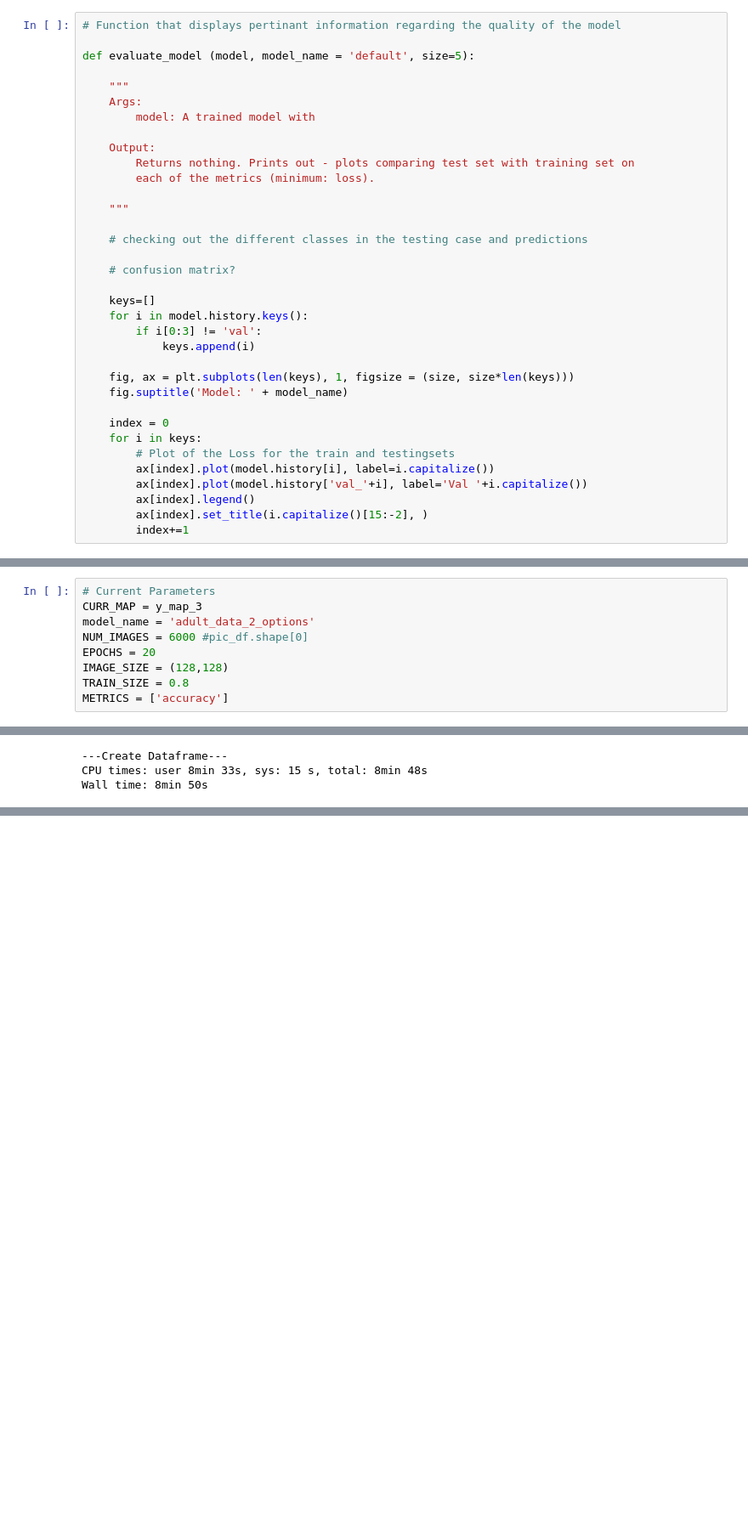
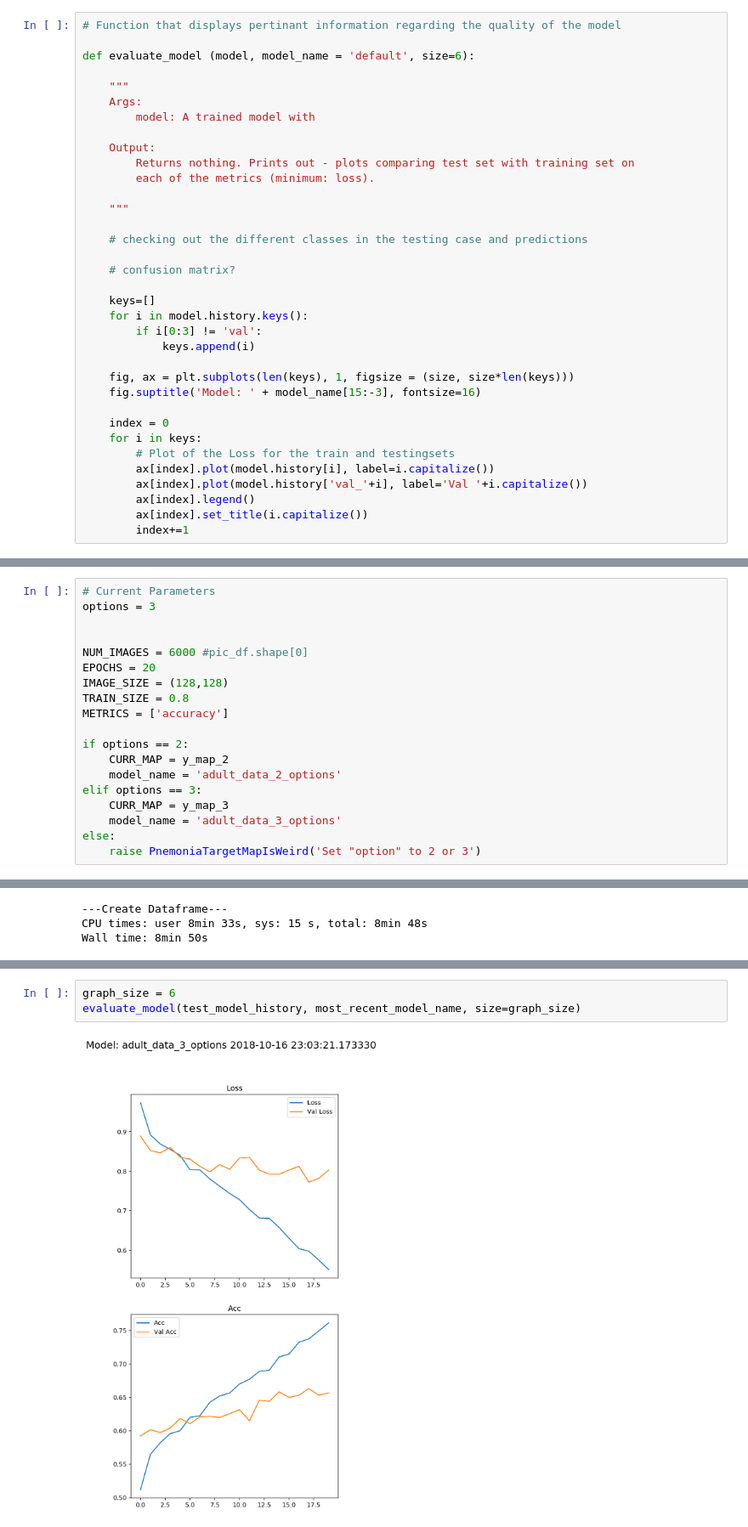
Before and after one commit to gerket/dsi_capstone, a Jupyter notebook: pneumonia/code/Modeling.ipynb, the cells around one changed output, grey strips where cells are left out. Shown at 85% size. Cells and saved outputs as stored; diff of their text form; blank space fills up the shorter version.

Commit message:
changes to the modeling, models.pk is over a gb now so thats separate

```diff
--- a/pneumonia/code/Modeling.ipynb
+++ b/pneumonia/code/Modeling.ipynb
@@ -181,7 +181,7 @@ def model(data, model_name = "default_model_name", image_size = (128,128), y_map
 # %%
 # Function that displays pertinant information regarding the quality of the model
 
-def evaluate_model (model, model_name = 'default', size=5):
+def evaluate_model (model, model_name = 'default', size=6):
 
     """
     Args:
@@ -203,7 +203,7 @@ def evaluate_model (model, model_name = 'default', size=5):
             keys.append(i)
 
     fig, ax = plt.subplots(len(keys), 1, figsize = (size, size*len(keys)))
-    fig.suptitle('Model: ' + model_name)
+    fig.suptitle('Model: ' + model_name[15:-3], fontsize=16)
 
     index = 0
     for i in keys:
@@ -211,7 +211,7 @@ def evaluate_model (model, model_name = 'default', size=5):
         ax[index].plot(model.history[i], label=i.capitalize())
         ax[index].plot(model.history['val_'+i], label='Val '+i.capitalize())
         ax[index].legend()
-        ax[index].set_title(i.capitalize()[15:-2], )
+        ax[index].set_title(i.capitalize())
         index+=1
 # %% [markdown]
 ## Some initial modeling
@@ -242,13 +235,23 @@ df_detailed = pd.read_csv('../data/stage_1_detailed_class_info.csv')
 models = {}
 # %%
 # Current Parameters
-CURR_MAP = y_map_3
-model_name = 'adult_data_2_options'
+options = 3
+
+
 NUM_IMAGES = 6000 #pic_df.shape[0]
 EPOCHS = 20
 IMAGE_SIZE = (128,128)
 TRAIN_SIZE = 0.8
 METRICS = ['accuracy']
+
+if options == 2:
+    CURR_MAP = y_map_2
+    model_name = 'adult_data_2_options'
+elif options == 3:
+    CURR_MAP = y_map_3
+    model_name = 'adult_data_3_options'
+else:
+    raise PnemoniaTargetMapIsWeird('Set "option" to 2 or 3')
 # %%
 %%time
 
@@ -307,0 +311,5 @@ evaluate_model(test_model_history, most_recent_model_name)
+# %%
+graph_size = 6
+evaluate_model(test_model_history, most_recent_model_name, size=graph_size)
+# %% [output]
+[figure, added]
```
Also changed, not shown: parts of 20 cells of this notebook, 1 other file.
